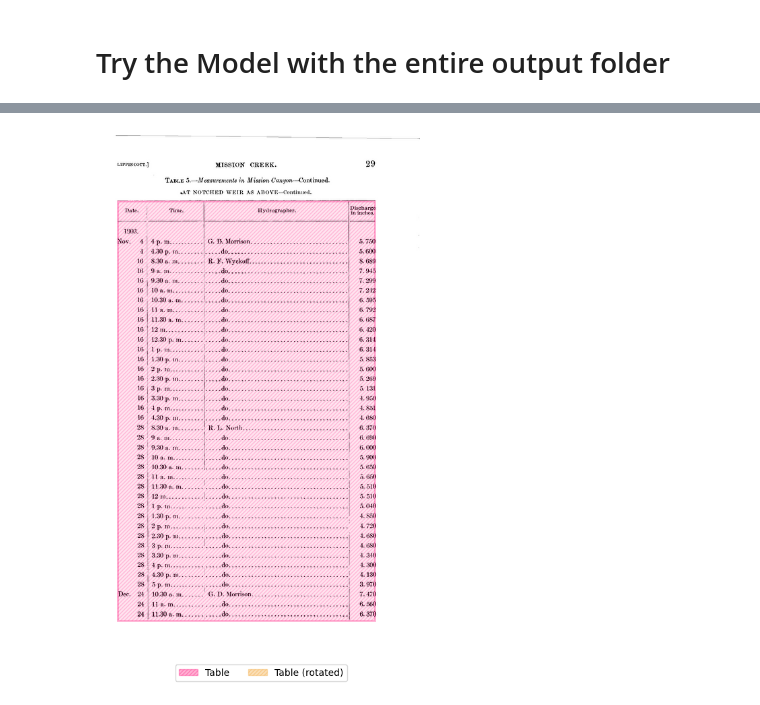
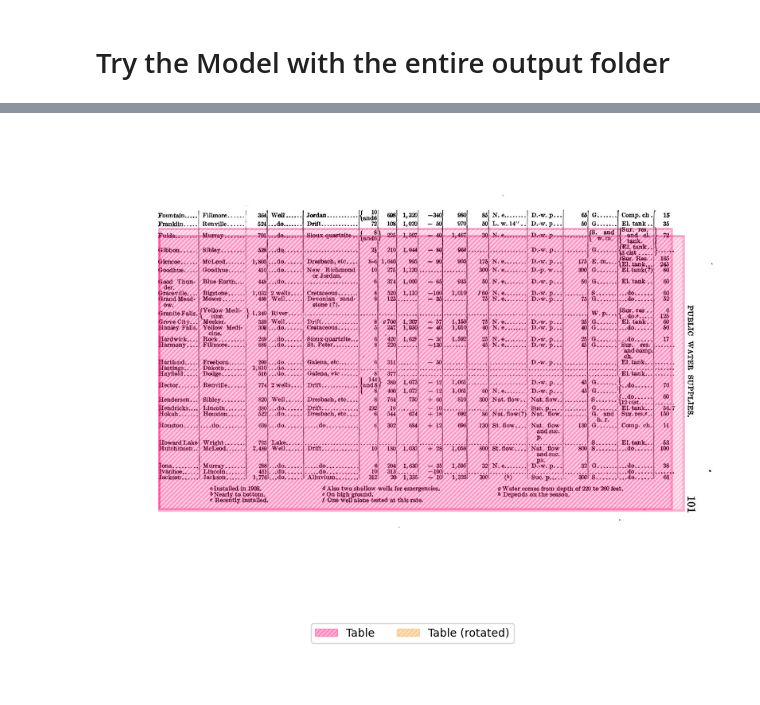
Before and after one commit to ecohydro/usgs_extract, a Jupyter notebook: 04_model.ipynb, the cells around one changed output, grey strips where cells are left out. Cells and saved outputs as stored; diff of their text form; code cells hidden in the pictures.

```diff
--- a/04_model.ipynb
+++ b/04_model.ipynb
@@ -216,14 +254,14 @@ def visualize_detected_tables(img, det_tables, out_path=None):
 mydf = pd.read_csv("./samples/results.csv")
 # %%
 def markTable(index, data):
-    image_path = data["file_path"][0]
-    object = eval(data["score"][0])
+    image_path = data["file_path"][index]
+    object = eval(data["score"][index])
     image = Image.open(image_path).convert("RGB")
     visualize_detected_tables(image, object, out_path="./example.jpeg")
 # %%
-markTable(4, mydf)
+markTable(84, mydf)
 # %% [output]
-[figure, old version]
+[figure, new version]
 # %%
 #| export
 ## put functions and classes here
```
Also changed, not shown: parts of 4 cells of this notebook, 2 other files.
